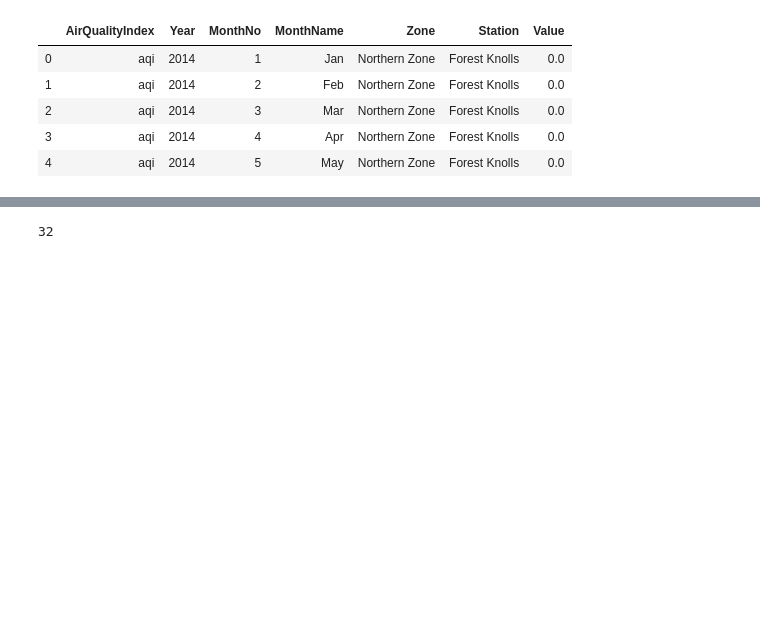
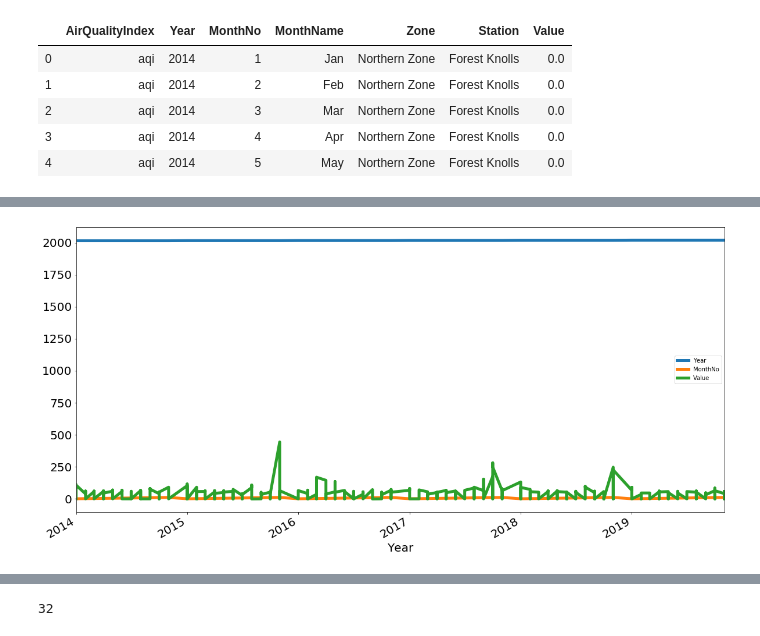
Before and after one commit to s-c-soma/cmpe255_CA_RespiratoryDiseaseVS.Airquality_Prediction-Association, a Jupyter notebook: notebooks/AQ-Vistualization.ipynb, the cells around one changed output, grey strips where cells are left out. Cells and saved outputs as stored; diff of their text form; code cells hidden in the pictures; blank space fills up the shorter version.

```diff
--- a/notebooks/AQ-Vistualization.ipynb
+++ b/notebooks/AQ-Vistualization.ipynb
@@ -20,0 +48,4 @@ data.head()
+# %%
+filtered_zonedata["NewMonth"] = filtered_zonedata["Year"].astype(str).map(str) +"-" +filtered_zonedata["MonthNo"].astype(str)
+filtered_zonedata.head()
+filtered_zonedata
@@ -20,0 +72,3 @@ data.head()
+# %%
+filtered_zonedata.NewMonth = pd.to_datetime(filtered_zonedata["NewMonth"])
+filtered_zonedata.set_index('NewMonth', inplace=True)
@@ -20,0 +85,5 @@ data.head()
+# %%
+filtered_zonedata.plot(figsize=(20,10), linewidth=5, fontsize=20)
+plt.xlabel('Year', fontsize=20);
+# %% [output]
+[figure, added]
```
Also changed, not shown: parts of 9 cells of this notebook.
